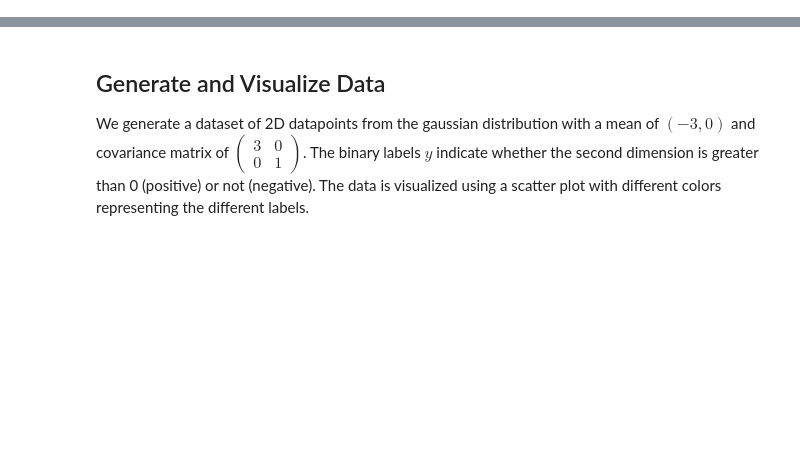
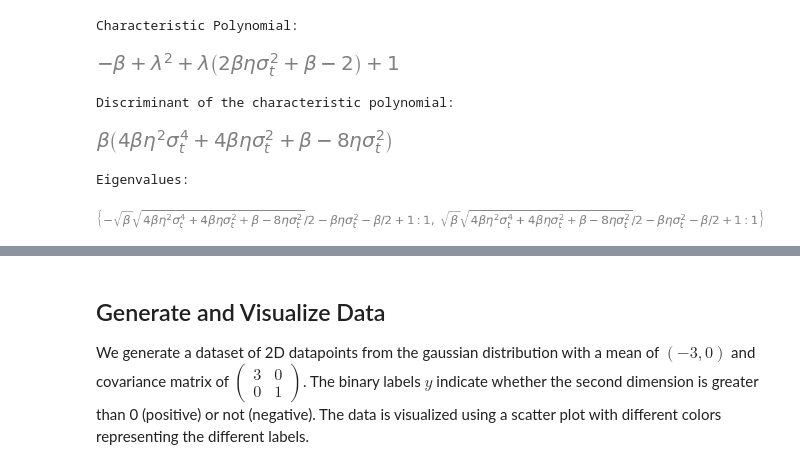
Before and after one commit to fadibenz/Momentum-Experimentation, a Jupyter notebook: momentum.ipynb, the cells around one changed output, grey strips where cells are left out. Saved outputs shown, nothing was run; the diff lists cells and outputs as text; code cells hidden in the pictures; blank space fills up the shorter version.

```diff
--- a/momentum.ipynb
+++ b/momentum.ipynb
@@ -258,0 +136,37 @@ Now it might look like in in the Real Eigenvalues regime, the learning rate $\et
+# %%
+from sympy import *
+from IPython.display import display
+beta = symbols('beta', real=True, positive=True)
+sigma_t, eta = symbols('sigma_t eta', real=True)
+
+term_11 = (1 - beta)
+term_12 = 2 * beta * sigma_t ** 2
+term_21 = -eta * (1 - beta)
+term_22 = 1 - 2 * eta * beta * (sigma_t ** 2)
+
+iteration_matrix = Matrix([[term_11, term_12], [term_21, term_22]])
+
+init_printing(use_latex=True)
+
+lambda_ = symbols('lambda')
+char_poly = iteration_matrix.charpoly(lambda_).as_expr()
+
+print("Characteristic Polynomial:")
+display(char_poly)
+
+char_poly_poly = Poly(char_poly, lambda_)
+discriminant_ = char_poly_poly.discriminant()
+
+D_simplified = simplify(discriminant_)
+print("\nDiscriminant of the characteristic polynomial:")
+display(D_simplified)
+
+print("\nEigenvalues:")
+display(iteration_matrix.eigenvals())
+# %% [output]
+Characteristic Polynomial:
+[figure, added]
+Discriminant of the characteristic polynomial:
+[figure, added]
+Eigenvalues:
+[figure, added]
```
Also changed, not shown: parts of 7 cells of this notebook.
